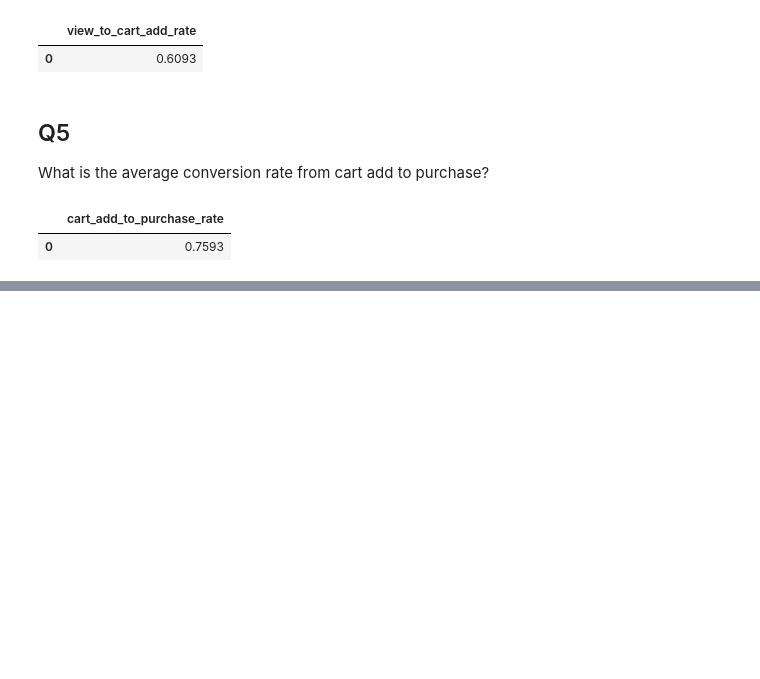
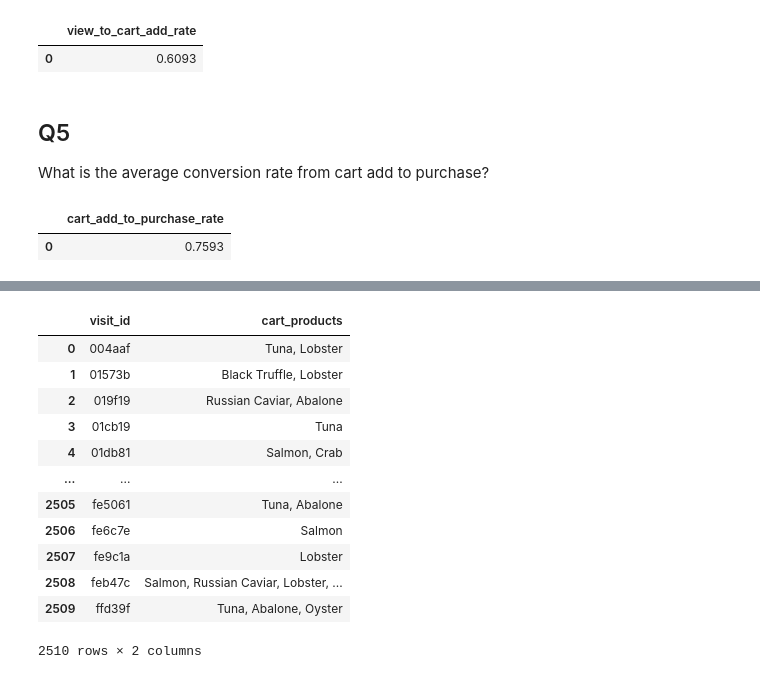
Before and after one commit to yangwu1227/sql-case-studies, a Jupyter notebook: case_studies/clique_bait/notebooks/business_questions.ipynb, the cells around one changed output, grey strips where cells are left out. Cells and saved outputs as stored; diff of their text form; code cells hidden in the pictures; blank space fills up the shorter version.

```diff
--- a/case_studies/clique_bait/notebooks/business_questions.ipynb
+++ b/case_studies/clique_bait/notebooks/business_questions.ipynb
@@ -1221,0 +1265,8 @@ athena.query(
+# %%
+select_clauses = []
+for seq_num in distinct_seq_nums:
+    select_clauses.append(f"MAX(CASE WHEN seq_num = {seq_num} THEN product_name END) AS product_added_{seq_num}")
+
+select_clause = ",\n    ".join(select_clauses)
+
+print(select_clause)
@@ -1221,0 +1291,4 @@ athena.query(
+# %%
+product_cols = ", ".join([f"product_added_{i}" for i in range(1, len(distinct_seq_nums) + 1)])
+
+print(product_cols)
@@ -1221,0 +1328,55 @@ athena.query(
+# %%
+query = f"""
+WITH sorted_product AS (
+    SELECT
+        DISTINCT events.visit_id AS visit_id,
+        events.sequence_number AS seq_num,
+        pa.page_name AS product_name
+    FROM
+        clique_bait.events AS events LEFT JOIN clique_bait.page_hierarchy AS pa ON events.page_id = pa.page_id
+    WHERE
+        events.event_type = 2
+    ORDER BY
+        events.visit_id, events.sequence_number ASC
+),
+products_added_wide AS (
+    SELECT
+        visit_id,
+        {select_clause}
+    FROM
+        sorted_product
+    GROUP BY
+        visit_id
+),
+products_added AS (
+    SELECT
+        visit_id,
+        CONCAT_WS(', ', {product_cols}) AS cart_products
+    FROM
+        products_added_wide
+)
+SELECT
+    *
+FROM
+    products_added;
+"""
+
+athena.query(
+    database=database,
+    query=query,
+    ctas_approach=ctas_approach
+)
+# %% [output]
+|  | visit_id | cart_products |
+| 0 | 004aaf | Tuna, Lobster |
+| 1 | 01573b | Black Truffle, Lobster |
+| 2 | 019f19 | Russian Caviar, Abalone |
+| 3 | 01cb19 | Tuna |
+| 4 | 01db81 | Salmon, Crab |
+| ... | ... | ... |
+| 2505 | fe5061 | Tuna, Abalone |
+| 2506 | fe6c7e | Salmon |
+| 2507 | fe9c1a | Lobster |
+| 2508 | feb47c | Salmon, Russian Caviar, Lobster, ... |
+| 2509 | ffd39f | Tuna, Abalone, Oyster |
+2510 rows × 2 columns
```
Also changed, not shown: parts of 25 cells of this notebook, 2 other files.
